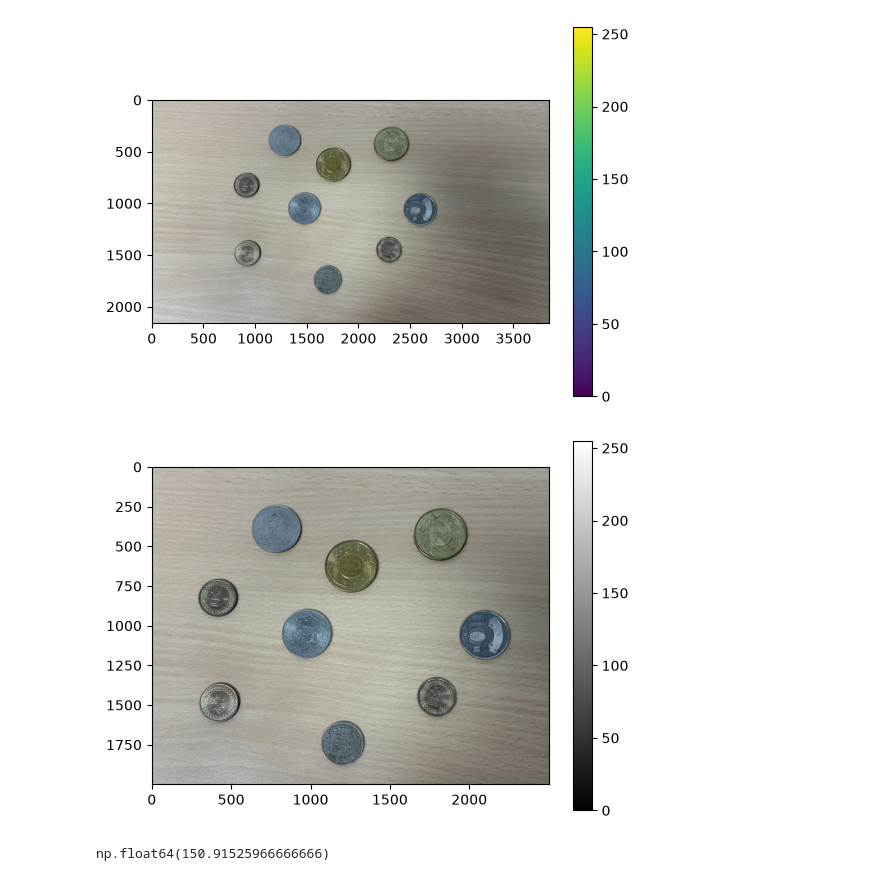
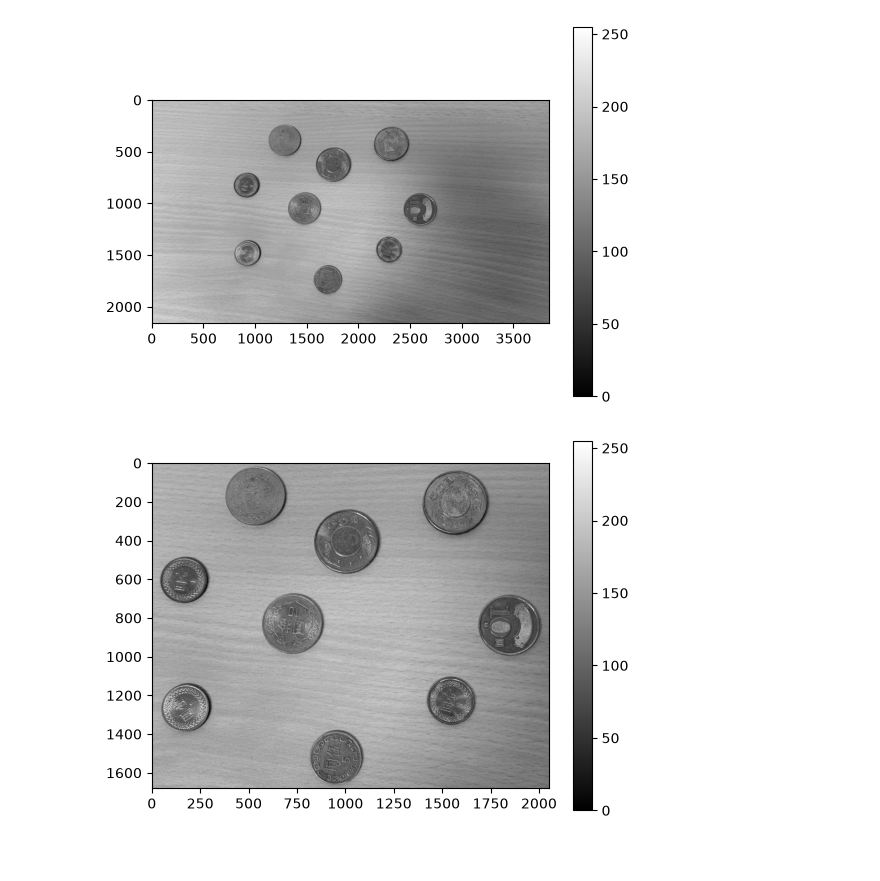
Before and after one commit to Wiwi-Stevant/Projet-Signeaux-3, a Jupyter notebook: test.ipynb, the cells around one changed output. Saved outputs shown, nothing was run; the diff lists cells and outputs as text; code cells hidden in the pictures.

```diff
--- a/test.ipynb
+++ b/test.ipynb
@@ -4,15 +6,14 @@ import numpy as np
 # %%
-#valeurs :
 a = plt.imread('./data/image.jpg')
-plt.imshow(a)
+a_gris = cv2.cvtColor(a, cv2.COLOR_RGB2GRAY)
+plt.imshow(a_gris, cmap='gray')
 plt.colorbar()
 plt.show()
-b = a[0:2000, 500:3000]
-plt.imshow(b, cmap='gray')
+
+b_gris = a_gris[220:1900, 750:2800]
+plt.imshow(b_gris, cmap='gray')
 plt.colorbar()
 plt.show()
-np.mean(b)
 # %% [output]
-[figure, old version]
+[figure, new version]
-[figure, old version]
+[figure, new version]
-np.float64(150.91525966666666)
```
Also changed, not shown: parts of 3 cells of this notebook, 5 other files.
